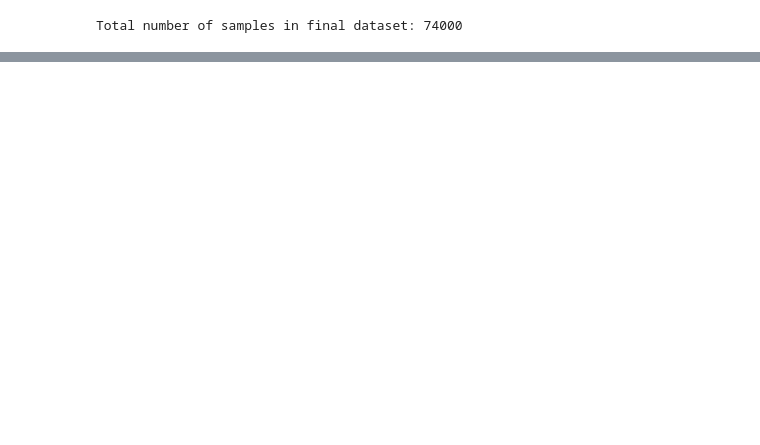
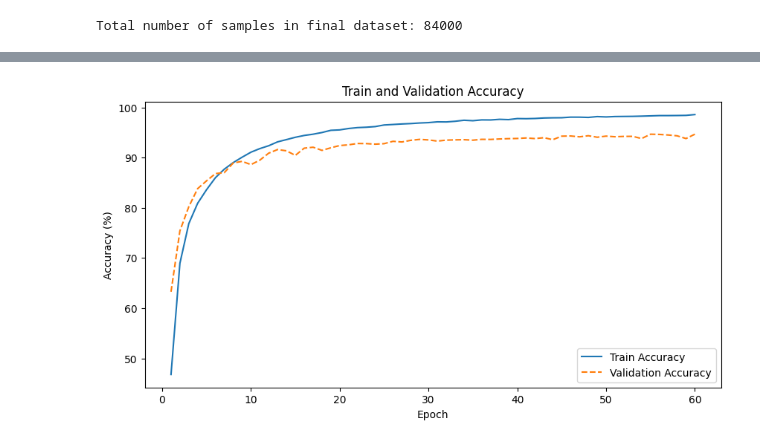
Before and after one commit to Jch-Lee/Statistical-ML, a Jupyter notebook: Project3_TeamProject/Augmented/Experiment5.ipynb, the cells around one changed output, grey strips where cells are left out. Drawn from its saved outputs; the diff is of its cells as text; code cells hidden in the pictures; blank space fills up the shorter version.

```diff
--- a/Project3_TeamProject/Augmented/Experiment5.ipynb
+++ b/Project3_TeamProject/Augmented/Experiment5.ipynb
@@ -55,8 +55,8 @@ aug1_cifar10_dataset = datasets.CIFAR10(root="C:/Users/jongcheol/OneDrive/바탕
 aug2_cifar10_dataset = datasets.CIFAR10(root="C:/Users/jongcheol/OneDrive/바탕 화면/Semester2/CIFAR10", train=True, download=False, transform=aug2_transform)
 
 # 각 Augmented Dataset에서 10,000개씩 샘플링
-aug1_indices = random.sample(range(len(aug1_cifar10_dataset)), 10000)
-aug2_indices = random.sample(range(len(aug2_cifar10_dataset)), 10000)
+aug1_indices = random.sample(range(len(aug1_cifar10_dataset)), 15000)
+aug2_indices = random.sample(range(len(aug2_cifar10_dataset)), 15000)
 aug1_subset = Subset(aug1_cifar10_dataset, aug1_indices)
 aug2_subset = Subset(aug2_cifar10_dataset, aug2_indices)
 
@@ -84,7 +84,7 @@ train_loader = DataLoader(train_subset, batch_size=32, shuffle=True, num_workers
 val_loader = DataLoader(val_subset, batch_size=32, shuffle=False, num_workers=1)
 
 # 9. 학습 및 평가 루프 (K-Fold 루프 제거)
-num_epochs = 50
+num_epochs = 60
 train_accuracies, val_accuracies = [], []  # 전체 에포크의 정확도 저장
 
 # EfficientNet-B0 모델 설정 (사전 학습 없음)
@@ -152,4 +152,4 @@ plt.title('Train and Validation Accuracy')
 plt.legend(loc='best')
 plt.show()
 # %% [output]
-Total number of samples in final dataset: 74000
+Total number of samples in final dataset: 84000
@@ -156,0 +173 @@ KeyboardInterrupt:
+[figure, added]
```
Also changed, not shown: parts of 3 cells of this notebook, 4 other files.
